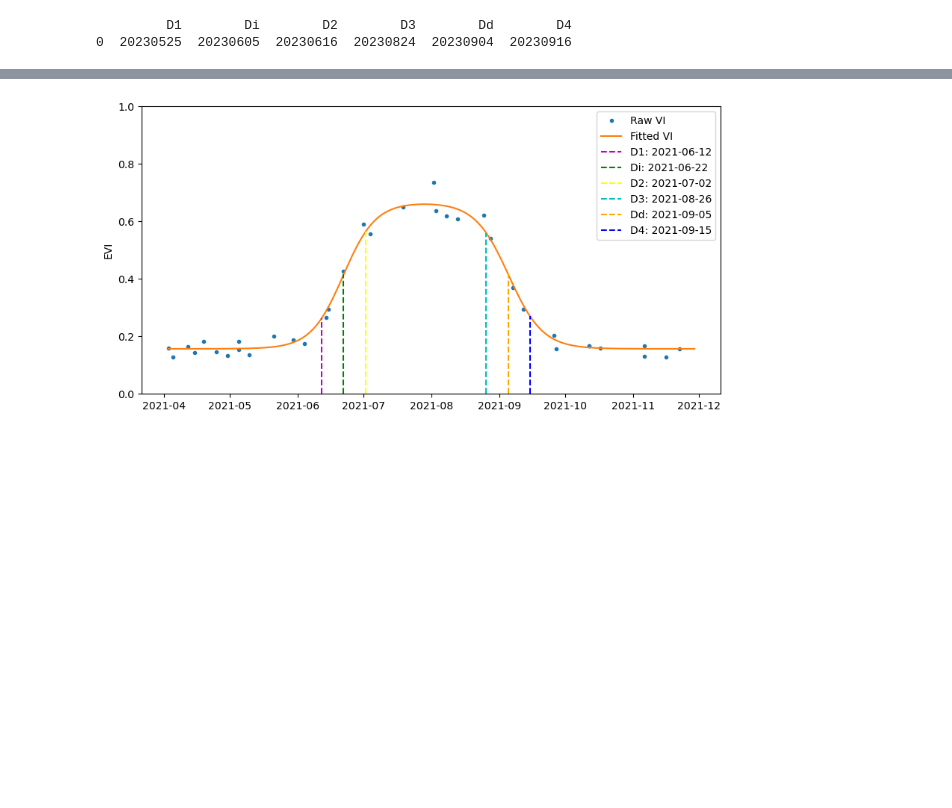
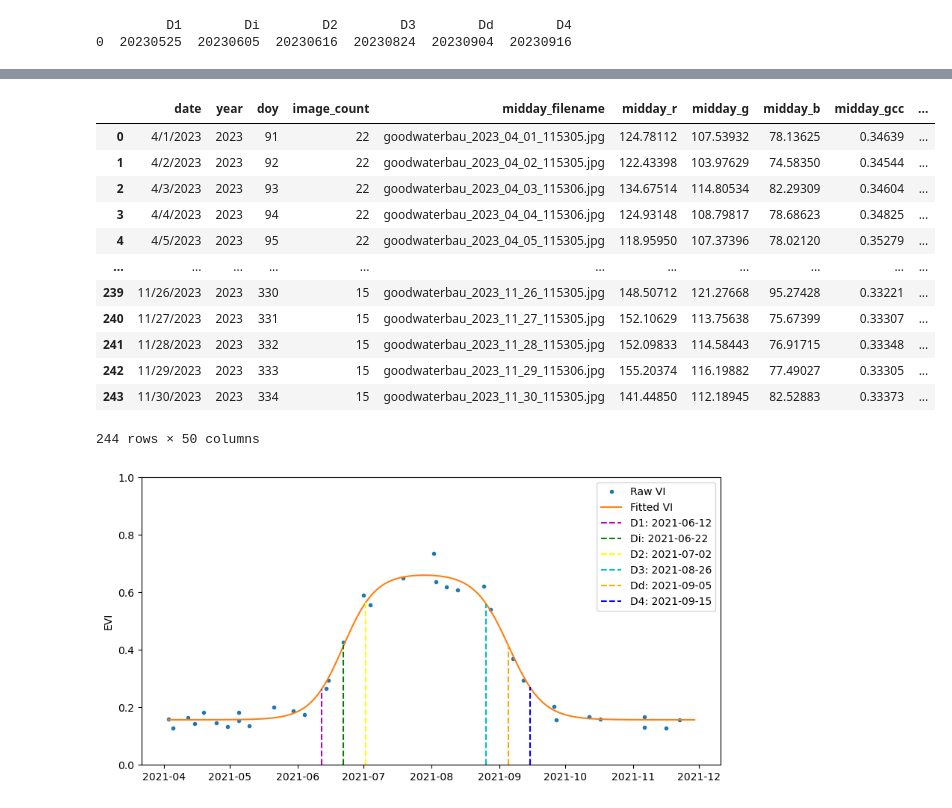
Before and after one commit to uvaires/cropphenology, a Jupyter notebook: notebooks/cropphenology.ipynb, the cells around one changed output, grey strips where cells are left out. Drawn from its saved outputs; the diff is of its cells as text; code cells hidden in the pictures; blank space fills up the shorter version.

```diff
--- a/notebooks/cropphenology.ipynb
+++ b/notebooks/cropphenology.ipynb
@@ -202,3 +212,19 @@ phenology_stages
+# %%
+gcc_data
+# %% [output]
+|  | date | year | doy | image_count | midday_filename | midday_r | midday_g | midday_b | midday_gcc | ... |
+| 0 | 4/1/2023 | 2023 | 91 | 22 | goodwaterbau_2023_04_01_115305.jpg | 124.78112 | 107.53932 | 78.13625 | 0.34639 | ... |
+| 1 | 4/2/2023 | 2023 | 92 | 22 | goodwaterbau_2023_04_02_115305.jpg | 122.43398 | 103.97629 | 74.58350 | 0.34544 | ... |
+| 2 | 4/3/2023 | 2023 | 93 | 22 | goodwaterbau_2023_04_03_115306.jpg | 134.67514 | 114.80534 | 82.29309 | 0.34604 | ... |
+| 3 | 4/4/2023 | 2023 | 94 | 22 | goodwaterbau_2023_04_04_115306.jpg | 124.93148 | 108.79817 | 78.68623 | 0.34825 | ... |
+| 4 | 4/5/2023 | 2023 | 95 | 22 | goodwaterbau_2023_04_05_115305.jpg | 118.95950 | 107.37396 | 78.02120 | 0.35279 | ... |
+| ... | ... | ... | ... | ... | ... | ... | ... | ... | ... | ... |
+| 239 | 11/26/2023 | 2023 | 330 | 15 | goodwaterbau_2023_11_26_115305.jpg | 148.50712 | 121.27668 | 95.27428 | 0.33221 | ... |
+| 240 | 11/27/2023 | 2023 | 331 | 15 | goodwaterbau_2023_11_27_115305.jpg | 152.10629 | 113.75638 | 75.67399 | 0.33307 | ... |
+| 241 | 11/28/2023 | 2023 | 332 | 15 | goodwaterbau_2023_11_28_115305.jpg | 152.09833 | 114.58443 | 76.91715 | 0.33348 | ... |
+| 242 | 11/29/2023 | 2023 | 333 | 15 | goodwaterbau_2023_11_29_115306.jpg | 155.20374 | 116.19882 | 77.49027 | 0.33305 | ... |
+| 243 | 11/30/2023 | 2023 | 334 | 15 | goodwaterbau_2023_11_30_115305.jpg | 141.44850 | 112.18945 | 82.52883 | 0.33373 | ... |
+244 rows × 50 columns
 # %%
 # Extract phenological dates from the original HLS images
 #station_name = 'arsope3ltar'
```
Also changed, not shown: parts of 7 cells of this notebook, 5 other files.
